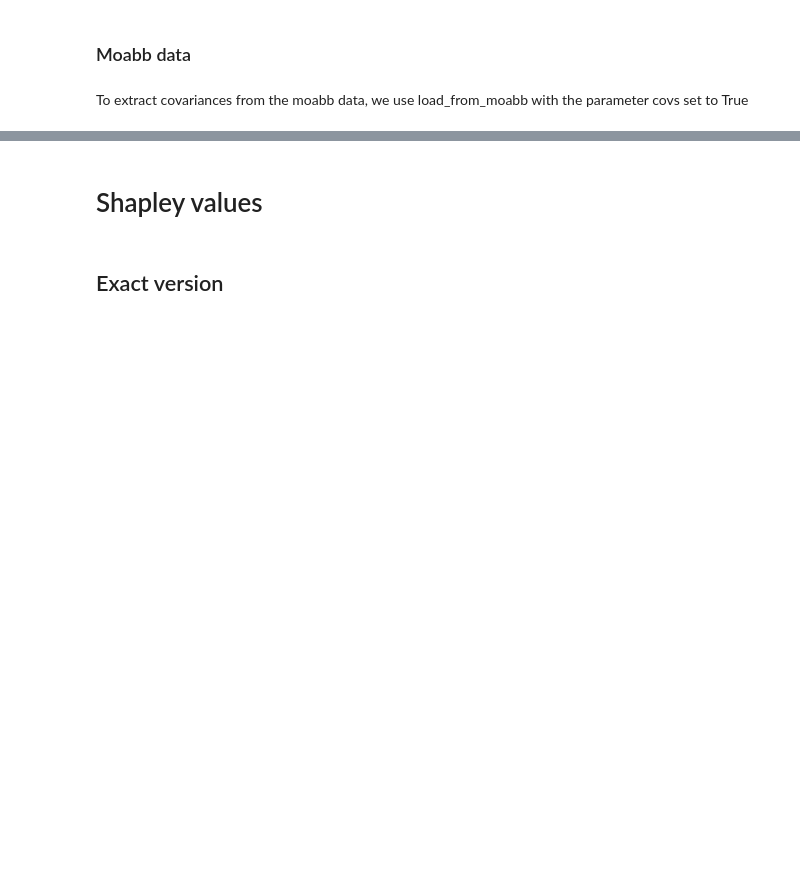
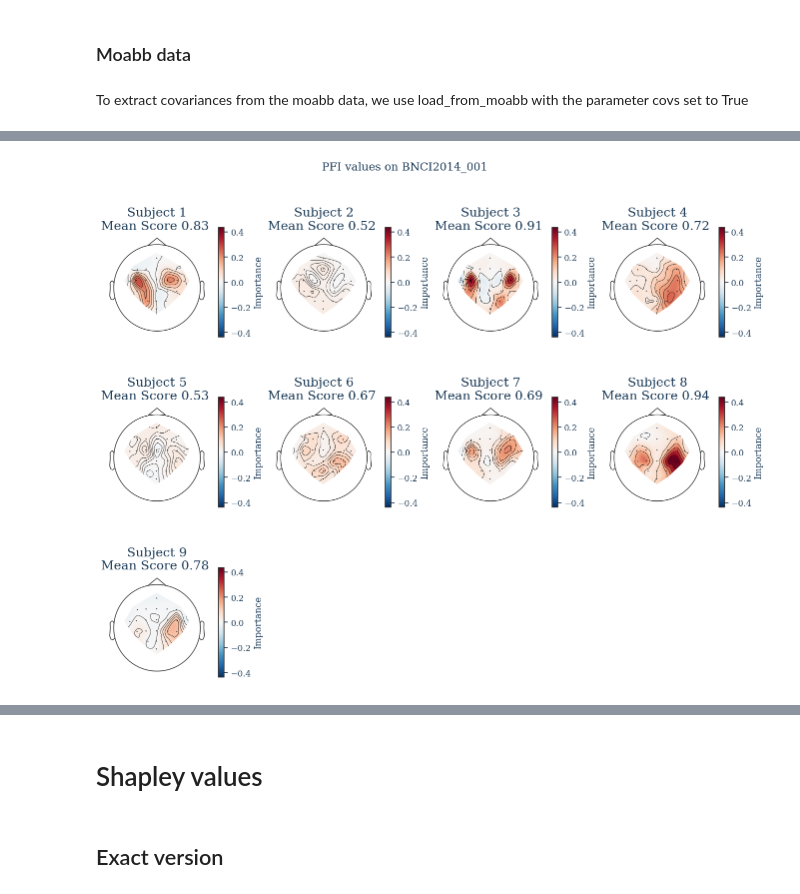
Before and after one commit to oceanemille/Interpretability-Rieman-BCI, a Jupyter notebook: Reproducing_and_Exploring_Results.ipynb, the cells around one changed output, grey strips where cells are left out. Saved outputs shown, nothing was run; the diff lists cells and outputs as text; code cells hidden in the pictures; blank space fills up the shorter version.

```diff
--- a/Reproducing_and_Exploring_Results.ipynb
+++ b/Reproducing_and_Exploring_Results.ipynb
@@ -28,7 +24,11 @@ print(sys.executable)
 # %%
 np.random.seed(3)
 # %%
-DATA_DIR = '/home/omille/Documents/Stage/Rendu/'
+PROJECT_DIR = Path.cwd()
+FIGURES_DIR = PROJECT_DIR / "figures"
+FIGURES_DIR.mkdir(exist_ok=True)
+PRECOMPUTED_RESULTS_DIR = PROJECT_DIR.parent / "Code" / "Results"
+DATA_DIR = f"{FIGURES_DIR}/"  # Kept as a string for plotting helpers.
 # %% [markdown]
 # Permutation Feature Importance
 # %% [markdown]
@@ -313,3 +376,3 @@ run_multi_subjects_spd allows us to compute permutation feature importance on sp
 # %%
-from src.Permutation.multi_subjects import run_multi_subjects_spd
-results_spd = run_multi_subjects_spd(data_spd, n_splits=10, classifier = MDM)
+from src.Permutation.multi_subjects import compute_pfi_spd_for_subjects
+results_spd = compute_pfi_spd_for_subjects(data_spd, n_splits=10, classifier=MDM)
@@ -323,6 +416,8 @@ plot_topomap(np.mean(importances_subject_1, axis = 0), sensors, "Topomap of subj
 # %%
-importances_all_subjects = np.array([np.mean(results_spd[f'subject_{i}']["importance"], axis = 0) for i in range(1,10)])
-scores_all_subjects = np.array([np.mean(results_spd[f'subject_{i}']["accuracy"], axis = 0) for i in range(1,10)])
+importances_all_subjects = np.array([np.mean(results_spd[f'Subject {i}']["importance"], axis = 0) for i in range(1,10)])
+scores_all_subjects = np.array([np.mean(results_spd[f'Subject {i}']["accuracy"], axis = 0) for i in range(1,10)])
 # %%
 #plot_pannel takes importances for all subjects, subjects names, sensors names, accuracy scores as main parameters
-plot_pannel(importances_all_subjects, list(data_spd.keys()), sensors, scores_all_subjects, suptitle = "PFI values on BNCI2014_001", cbar_type = 'Permutation', savefile_path = DATA_DIR+'topomap_all_subjects.pdf')
+plot_pannel(importances_all_subjects, list(data_spd.keys()), sensors, scores_all_subjects, suptitle = "PFI values on BNCI2014_001", cbar_type = 'Permutation', savefile_path = DATA_DIR+'topomap_all_subjects_PFI_SPD_MDM.pdf')
+# %% [output]
+[figure, added]
```
Also changed, not shown: parts of 57 cells of this notebook, 42 other files.
